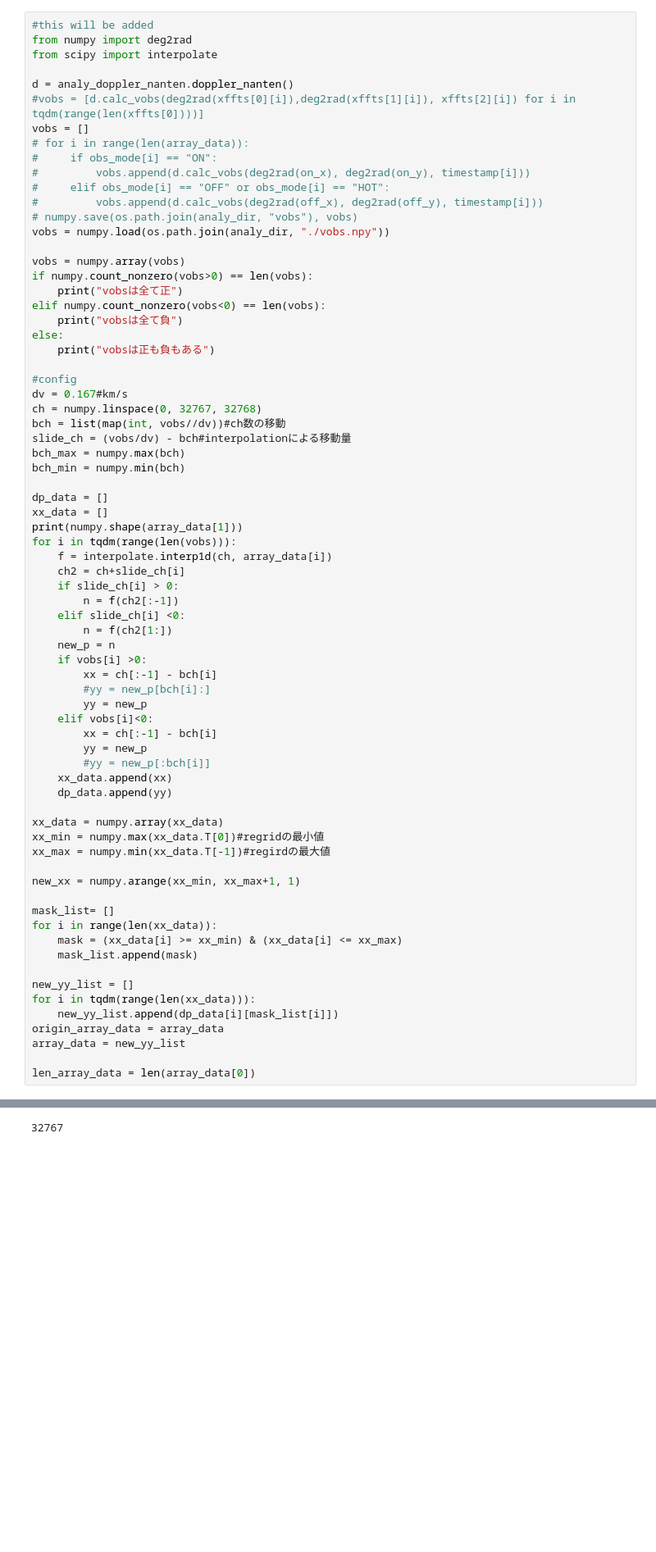
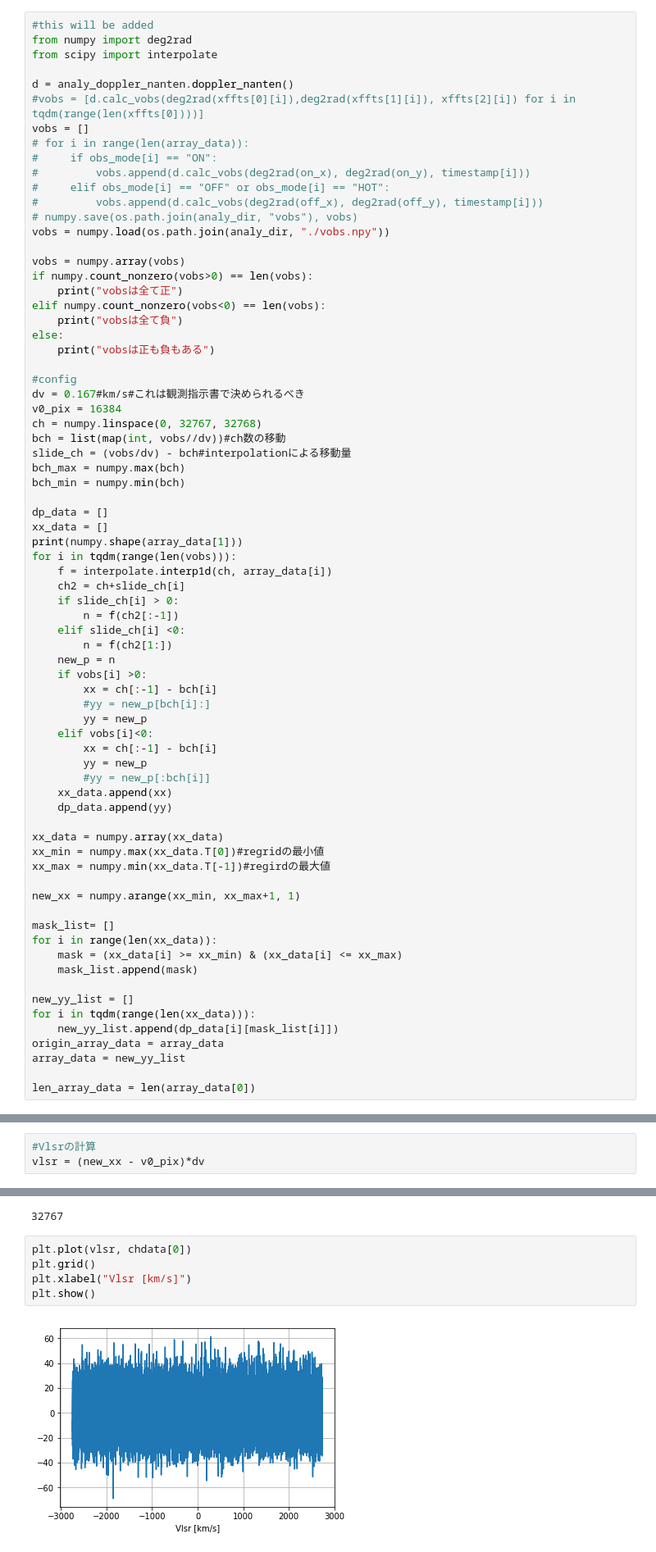
Before and after one commit to nanten2/analy_n2data, a Jupyter notebook: notebook/Position_Switch.ipynb, the cells around one changed output, grey strips where cells are left out. Shown at 82% size. Cells and saved outputs as stored; diff of their text form; blank space fills up the shorter version.

```diff
--- a/notebook/Position_Switch.ipynb
+++ b/notebook/Position_Switch.ipynb
@@ -128,7 +128,8 @@ else:
     print("vobsは正も負もある")
 
 #config
-dv = 0.167#km/s
+dv = 0.167#km/s#これは観測指示書で決められるべき
+v0_pix = 16384
 ch = numpy.linspace(0, 32767, 32768)
 bch = list(map(int, vobs//dv))#ch数の移動
 slide_ch = (vobs/dv) - bch#interpolationによる移動量
@@ -361,6 +362,9 @@ plt.plot(chdata[0])
 plt.show()
 # %% [output]
 [figure]
+# %%
+#Vlsrの計算
+vlsr = (new_xx - v0_pix)*dv
 # %% [markdown]
 ### astropyでfitsに書き出す
 # %% [markdown]
@@ -443,3 +452,10 @@ required time : 6899.474713563919
 len(data[4])
 # %% [output]
 32767
+# %%
+plt.plot(vlsr, chdata[0])
+plt.grid()
+plt.xlabel("Vlsr [km/s]")
+plt.show()
+# %% [output]
+[figure, added]
```
Also changed, not shown: parts of 2 cells of this notebook.
